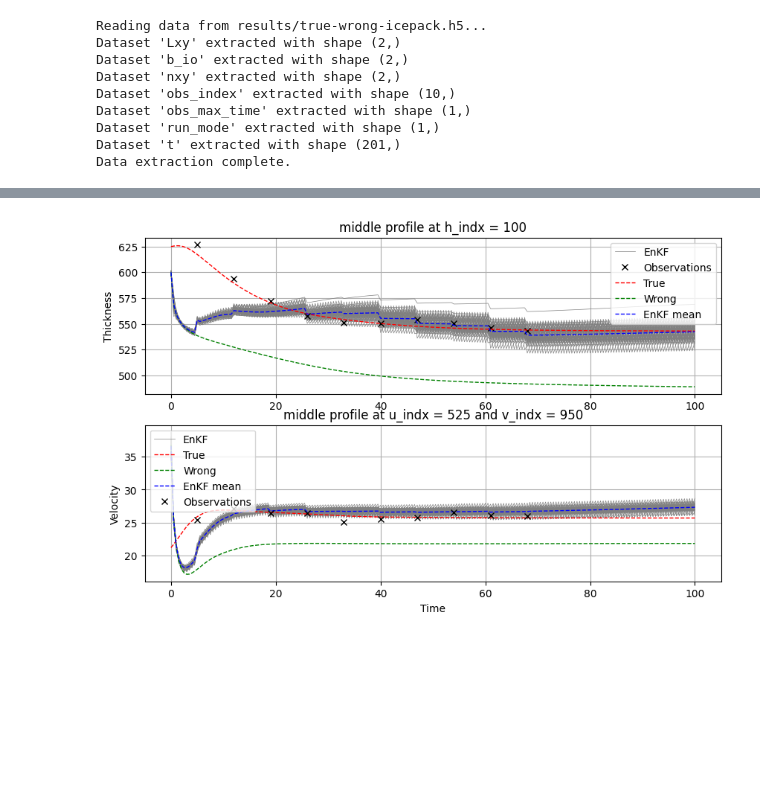
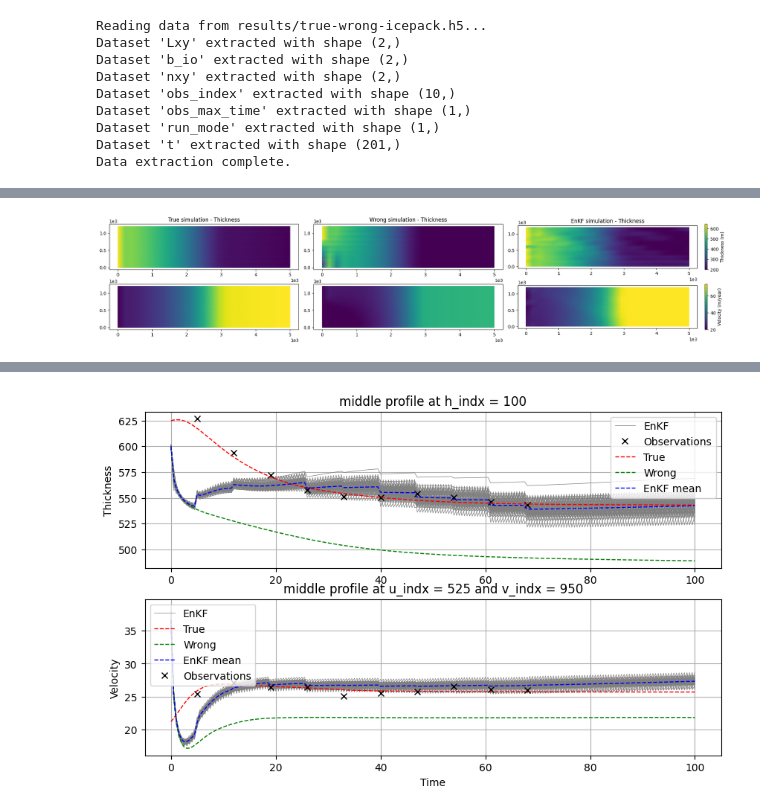
Before and after one commit to ICESEE-project/ICESEE, a Jupyter notebook: applications/icepack_model/examples/synthetic_ice_stream/read_results.ipynb, the cells around one changed output, grey strips where cells are left out. Saved outputs shown, nothing was run; the diff lists cells and outputs as text; code cells hidden in the pictures; blank space fills up the shorter version.

```diff
--- a/applications/icepack_model/examples/synthetic_ice_stream/read_results.ipynb
+++ b/applications/icepack_model/examples/synthetic_ice_stream/read_results.ipynb
@@ -206 +166,70 @@ fig.colorbar(colors, ax=axes[1][1], fraction=0.012, pad=0.04, label="Velocity (m
+# %%
+from firedrake import div
+import copy
+import icepack
+import icepack.plot
+import matplotlib.pyplot as plt
+import numpy as np
+
+# Create a 2x3 subplot grid for 3 simulations (True, Wrong, EnKF), with thickness and velocity
+fig, axes = icepack.plot.subplots(2, 3, figsize=(20, 4))
+
+step = nt - 1
+
+# Compute min/max for thickness and velocity to set consistent colorbar ranges
+hhtrue = firedrake.Function(Q)
+hhnurge = firedrake.Function(Q)
+hhenkf = firedrake.Function(Q)
+hhtrue.dat.data[:] = copy.deepcopy(ensemble_true_state[:hdim, step])
+hhnurge.dat.data[:] = copy.deepcopy(ensemble_nurged_state[:hdim, step])
+hhenkf.dat.data[:] = copy.deepcopy(ensemble_vec_mean[:hdim, step])
+h_min = hhtrue.dat.data.min()
+h_max = hhtrue.dat.data.max()
+
+uutrue = firedrake.Function(V)
+uunurge = firedrake.Function(V)
+uuenkf = firedrake.Function(V)
+uutrue.dat.data[:, 0] = copy.deepcopy(ensemble_true_state[hdim:2*hdim, step])
+uutrue.dat.data[:, 1] = copy.deepcopy(ensemble_true_state[2*hdim:3*hdim, step])
+uunurge.dat.data[:, 0] = copy.deepcopy(ensemble_nurged_state[hdim:2*hdim, step])
+uunurge.dat.data[:, 1] = copy.deepcopy(ensemble_nurged_state[2*hdim:3*hdim, step])
+uuenkf.dat.data[:, 0] = copy.deepcopy(ensemble_vec_mean[hdim:2*hdim, step])
+uuenkf.dat.data[:, 1] = copy.deepcopy(ensemble_vec_mean[2*hdim:3*hdim, step])
+# Compute magnitude of velocity for consistent scaling
+u_true_mag = np.sqrt(uutrue.dat.data[:, 0]**2 + uutrue.dat.data[:, 1]**2)
+u_nurge_mag = np.sqrt(uunurge.dat.data[:, 0]**2 + uunurge.dat.data[:, 1]**2)
+u_enkf_mag = np.sqrt(uuenkf.dat.data[:, 0]**2 + uunurge.dat.data[:, 1]**2)
+u_min = u_true_mag.min()
+u_max = u_true_mag.max()
+
+# True simulation - Thickness
+colors = firedrake.tripcolor(hhtrue, axes=axes[0][0], vmin=h_min, vmax=h_max)
+# fig.colorbar(colors, ax=axes[0][0], fraction=0.012, pad=0.04, label="Thickness (m)")
+axes[0][0].set_title("True simulation - Thickness")
+
+# True simulation - Velocity
+colors = firedrake.tripcolor(uutrue, axes=axes[1][0], vmin=u_min, vmax=u_max)
+# fig.colorbar(colors, ax=axes[1][0], fraction=0.012, pad=0.04, label="Velocity (m/year)")
+
+# Wrong simulation - Thickness
+colors = firedrake.tripcolor(hhnurge, axes=axes[0][1], vmin=h_min, vmax=h_max)
+# fig.colorbar(colors, ax=axes[0][1], fraction=0.012, pad=0.04, label="Thickness (m)")
+axes[0][1].set_title("Wrong simulation - Thickness")
+
+# Wrong simulation - Velocity
+colors = firedrake.tripcolor(uunurge, axes=axes[1][1], vmin=u_min, vmax=u_max)
+# fig.colorbar(colors, ax=axes[1][1], fraction=0.012, pad=0.04, label="Velocity (m/year)")
+
+# EnKF simulation - Thickness
+colors = firedrake.tripcolor(hhenkf, axes=axes[0][2],  vmin=h_min, vmax=h_max)
+fig.colorbar(colors, ax=axes[0][2], fraction=0.012, pad=0.04, label="Thickness (m)")
+axes[0][2].set_title("EnKF simulation - Thickness")
+
+# EnKF simulation - Velocity
+colors = firedrake.tripcolor(uuenkf, axes=axes[1][2], vmin=u_min, vmax=u_max)
+fig.colorbar(colors, ax=axes[1][2], fraction=0.012, pad=0.04, label="Velocity (m/year)")
+
+plt.tight_layout()
+# %% [output]
+[figure, added]
 # %%
```
Also changed, not shown: parts of 6 cells of this notebook, 2 other files.
